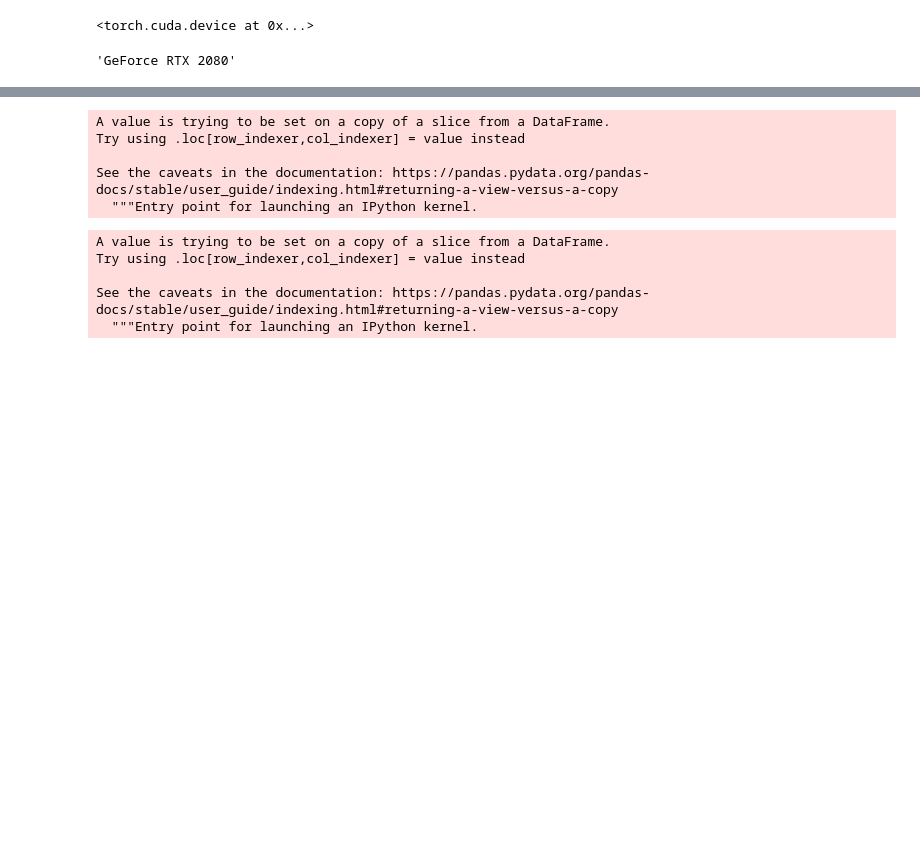
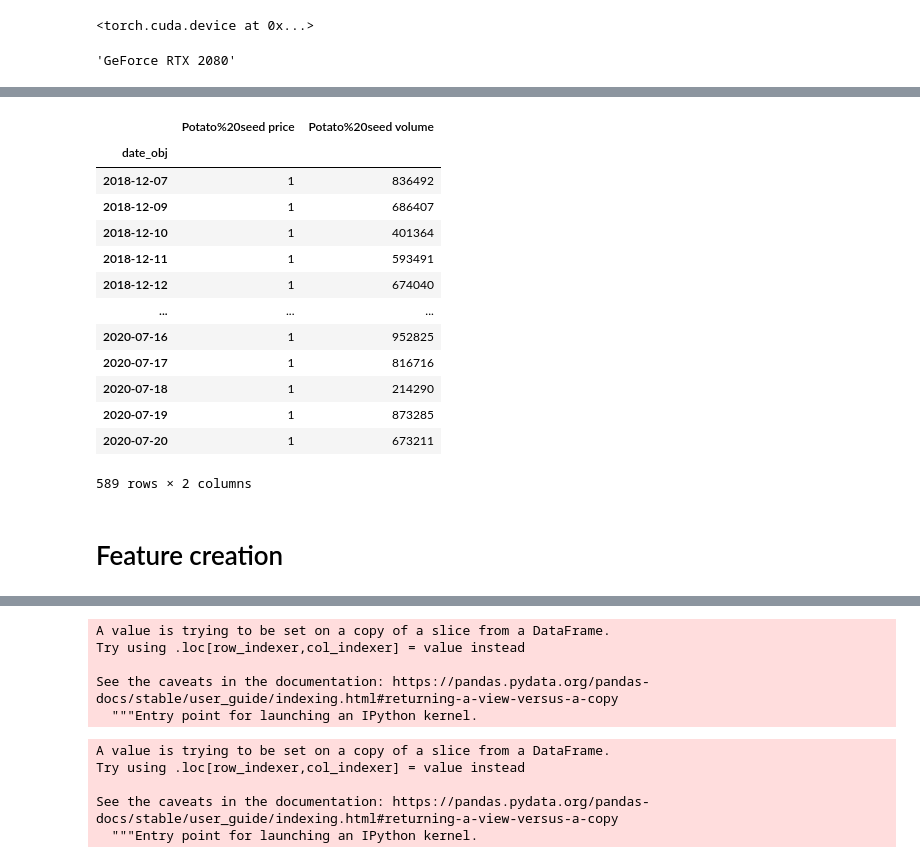
Before and after one commit to ebbitten/OSBuddy, a Jupyter notebook: osrs_wiki.ipynb, the cells around one changed output, grey strips where cells are left out. Saved outputs shown, nothing was run; the diff lists cells and outputs as text; code cells hidden in the pictures; blank space fills up the shorter version.

```diff
--- a/osrs_wiki.ipynb
+++ b/osrs_wiki.ipynb
@@ -134,0 +109,11 @@ KeyError: 'Bandos%20godsword price'
+# %%
+invalid_dfs = 0
+# %%
+for item_df in item_dfs:
+    try:
+        col = item_df.columns[0]
+    except:
+        invalid_dfs += 1
+        print(item_df)
+# %%
+retrieved_names = [item_df.columns[0][:-6] for item_df in item_dfs]
@@ -134,0 +128,2 @@ KeyError: 'Bandos%20godsword price'
+# %%
+tl_df = pd.DataFrame({'name': retrieved_names, 'price_df': item_dfs})
@@ -134,0 +146,19 @@ KeyError: 'Bandos%20godsword price'
+# %%
+tl_df['price_df'][0]
+# %% [output]
+|  | Potato%20seed price | Potato%20seed volume |
+| date_obj |  |  |
+| 2018-12-07 | 1 | 836492 |
+| 2018-12-09 | 1 | 686407 |
+| 2018-12-10 | 1 | 401364 |
+| 2018-12-11 | 1 | 593491 |
+| 2018-12-12 | 1 | 674040 |
+| ... | ... | ... |
+| 2020-07-16 | 1 | 952825 |
+| 2020-07-17 | 1 | 816716 |
+| 2020-07-18 | 1 | 214290 |
+| 2020-07-19 | 1 | 873285 |
+| 2020-07-20 | 1 | 673211 |
+589 rows × 2 columns
+# %% [markdown]
+# Feature creation
```
Also changed, not shown: parts of 53 cells of this notebook, 19 other files.
